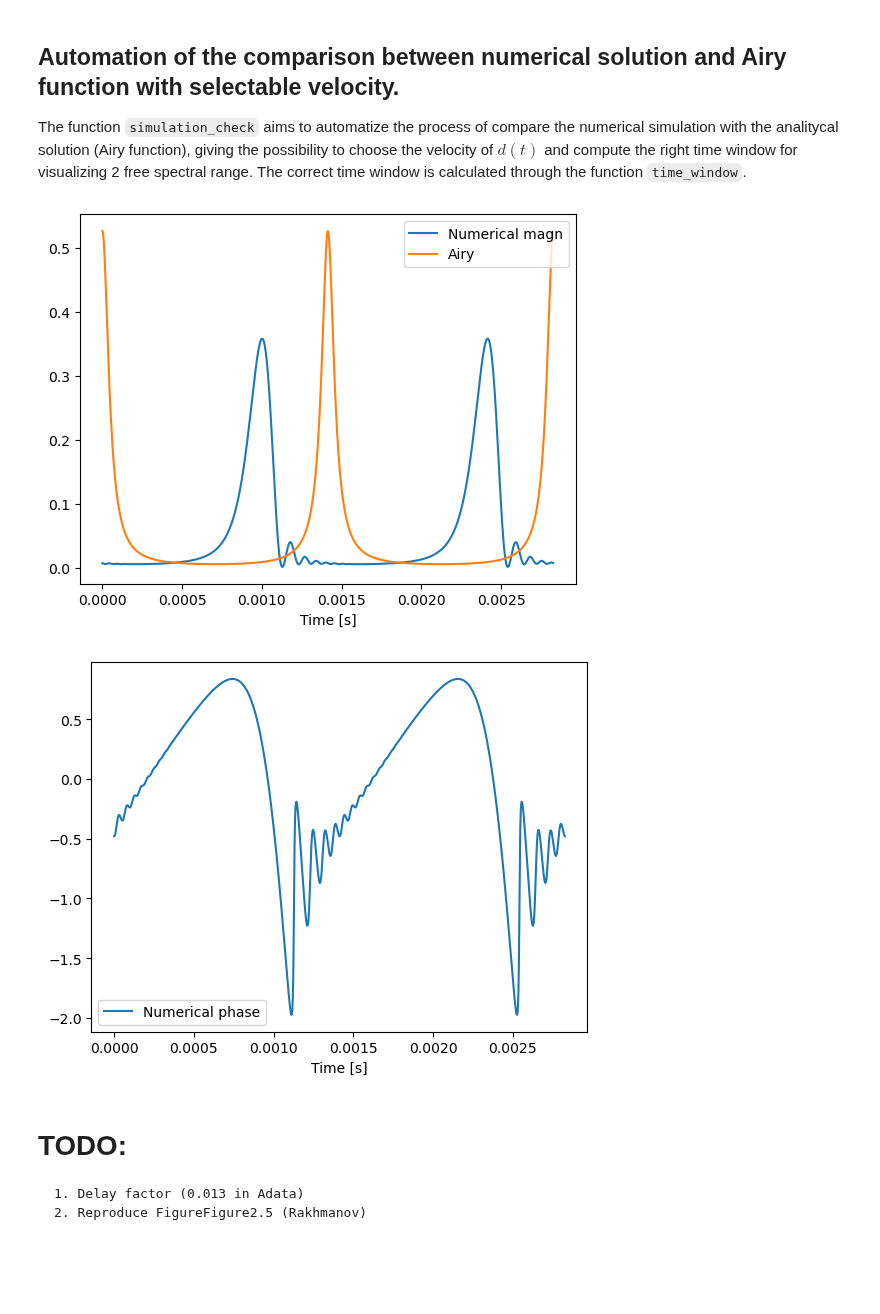
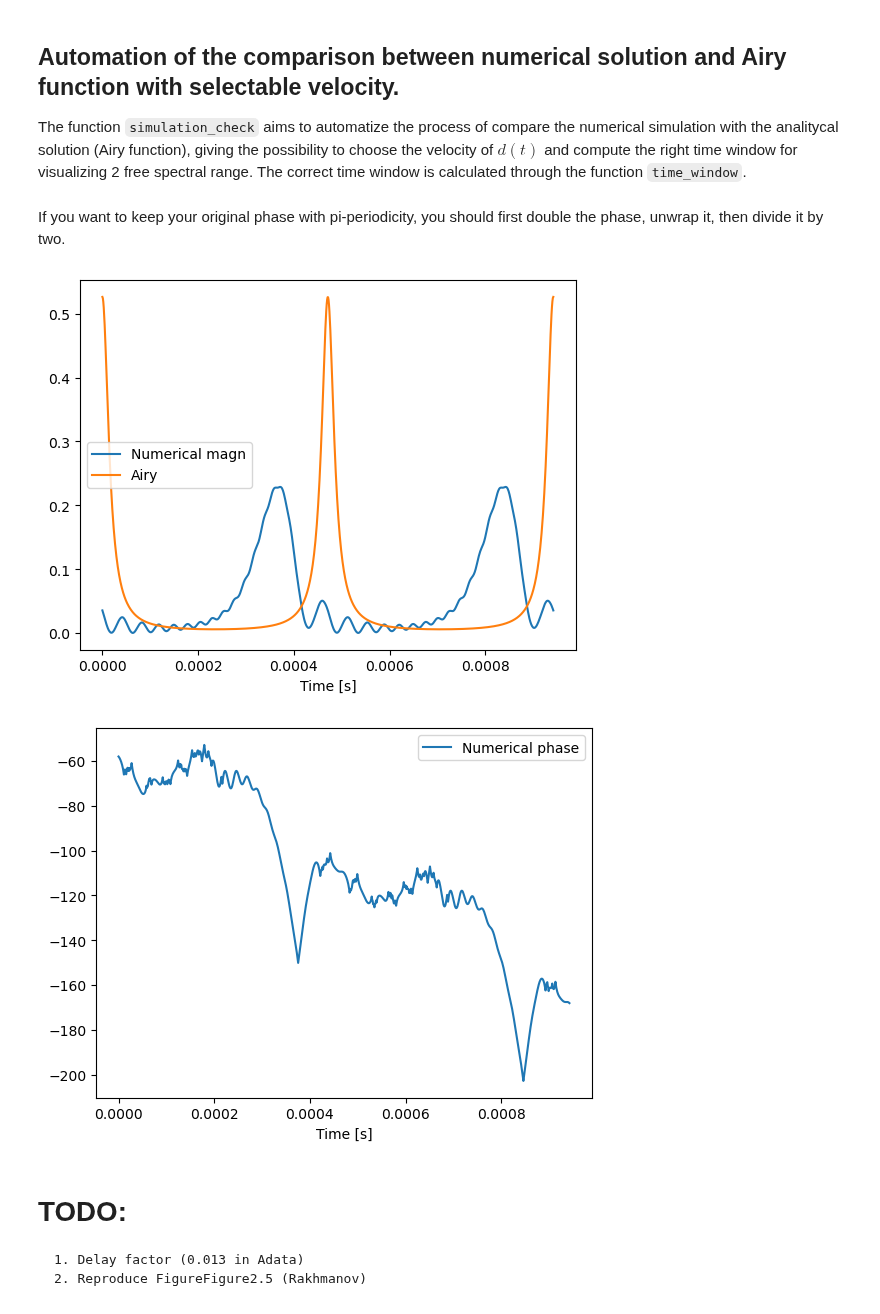
Before and after one commit to matib12/oreonspy, a Jupyter notebook: nb/FP cavity dynamics.ipynb, the cells around one changed output. Saved outputs shown, nothing was run; the diff lists cells and outputs as text; code cells hidden in the pictures; blank space fills up the shorter version.

```diff
--- a/nb/FP cavity dynamics.ipynb
+++ b/nb/FP cavity dynamics.ipynb
@@ -24,7 +24,7 @@ r_a = 0.9
 r_b = 0.9
 L = 3000  # m
 T = L/const.c  # s
-E_in = 1  #
+E_in_avg = 1  #
 lambd = 1064e-9  # m
 k = 2*np.pi / lambd
 
@@ -145,6 +145,8 @@ gain()
 * $d(t) = arb(t)$ -- arbitrary function of time
 # %%
 v = 1.e-6/0.1  # m/s
+
+v = 3*v_cr()
 #v = 0.00037640
 
 def d(t):
@@ -272,6 +279,8 @@ def d2(t,v, type):
 def time_window(v, number_of_points):
     t_stop = lambd/v
     return np.linspace(0.,t_stop,number_of_points)
+# %%
+Adata = Airy(F(), (time_window(v, number_of_points)*k-.2867895)*v)
 # %%
 N = 100  # Seems reasonable to sum up to 5 to 10 N_eff.
 n = np.arange(0, N+1, 1)
@@ -317,8 +326,6 @@ def E(t, v, type_d, N=0, recursion_level=0):
 # %%
 def simulation_check(v, number_of_points, type_d):
 
-    res = np.zeros(number_of_points, dtype=np.complex_)
-    ein = np.zeros(number_of_points, dtype=np.complex_)
 
     tdata=time_window(v, number_of_points)
 
@@ -326,7 +333,7 @@ def simulation_check(v, number_of_points, type_d):
         ein[idx] = E_in(t)
         res[idx] = E(t, v, type_d, N=25)
 
-    Adata = Airy(F(), (time_window(v, 1000)*k-.1867895)*v)
+    Adata = Airy(F(), (tdata*k+0.2867895)*v)
 
     plt.figure()
     plt.plot(tdata, abs(res)**2/gain(), label="Numerical magn")
@@ -335,16 +342,19 @@ def simulation_check(v, number_of_points, type_d):
     plt.legend()
 
     plt.figure()
-    plt.plot(tdata, np.unwrap(2 * np.angle(res)) / 2, label="Numerical phase")
+    plt.plot(tdata, np.unwrap(np.angle(res, deg=True)*2)/2, label="Numerical phase")
+    #plt.plot(tdata, np.angle(res, deg=True), label="Numerical phase")
     plt.xlabel("Time [s]")
     plt.legend()
 
     return plt.show()
+# %% [markdown]
+If you want to keep your original phase with pi-periodicity, you should first double the phase, unwrap it, then divide it by two.
 # %%
-simulation_check(v_cr(), 1000, "linear" )
+simulation_check(v, 1000, "linear" )
 # %% [output]
-[figure, old version]
+[figure, new version]
-[figure, old version]
+[figure, new version]
 # %% [markdown]
 # TODO:
     1. Delay factor (0.013 in Adata)
```
Also changed, not shown: parts of 48 cells of this notebook, 1 other file.
